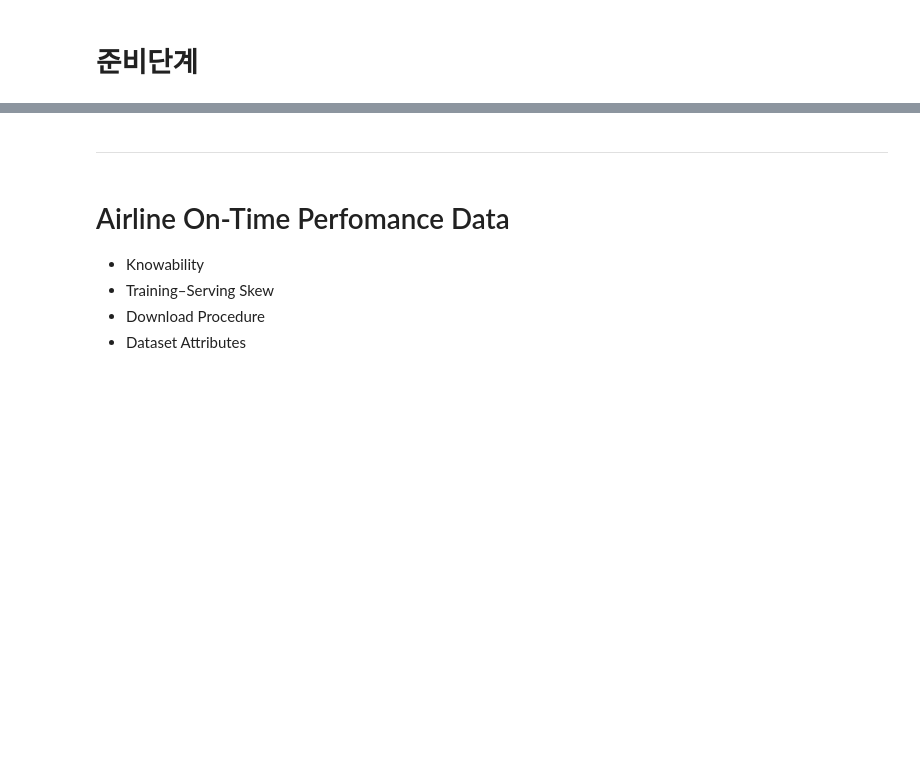
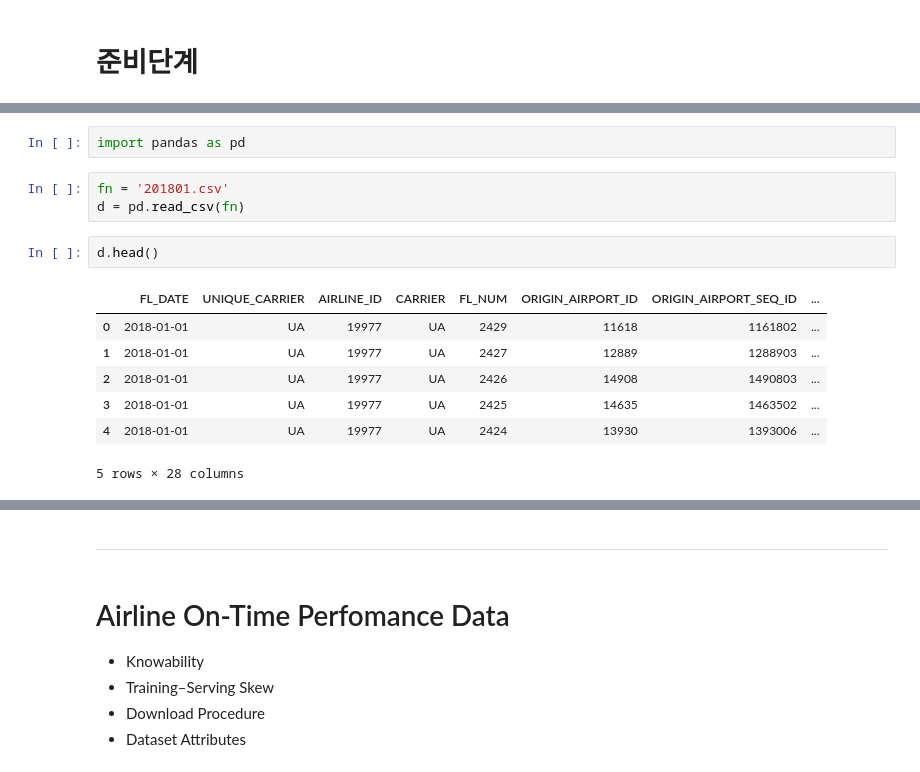
Before and after one commit to psygrammer/cloudpsy, a Jupyter notebook: ds-on-gcp/ch02/02_Ingesting_Data_into_the_Cloud.ipynb, the cells around one changed output, grey strips where cells are left out. Cells and saved outputs as stored; diff of their text form; blank space fills up the shorter version.

```diff
--- a/ds-on-gcp/ch02/02_Ingesting_Data_into_the_Cloud.ipynb
+++ b/ds-on-gcp/ch02/02_Ingesting_Data_into_the_Cloud.ipynb
@@ -41,0 +208,15 @@
+# %%
+import pandas as pd
+# %%
+fn = '201801.csv'
+d = pd.read_csv(fn)
+# %%
+d.head()
+# %% [output]
+|  | FL_DATE | UNIQUE_CARRIER | AIRLINE_ID | CARRIER | FL_NUM | ORIGIN_AIRPORT_ID | ORIGIN_AIRPORT_SEQ_ID | ... |
+| 0 | 2018-01-01 | UA | 19977 | UA | 2429 | 11618 | 1161802 | ... |
+| 1 | 2018-01-01 | UA | 19977 | UA | 2427 | 12889 | 1288903 | ... |
+| 2 | 2018-01-01 | UA | 19977 | UA | 2426 | 14908 | 1490803 | ... |
+| 3 | 2018-01-01 | UA | 19977 | UA | 2425 | 14635 | 1463502 | ... |
+| 4 | 2018-01-01 | UA | 19977 | UA | 2424 | 13930 | 1393006 | ... |
+5 rows × 28 columns
```
Also changed, not shown: parts of 39 cells of this notebook, 1 other file.
